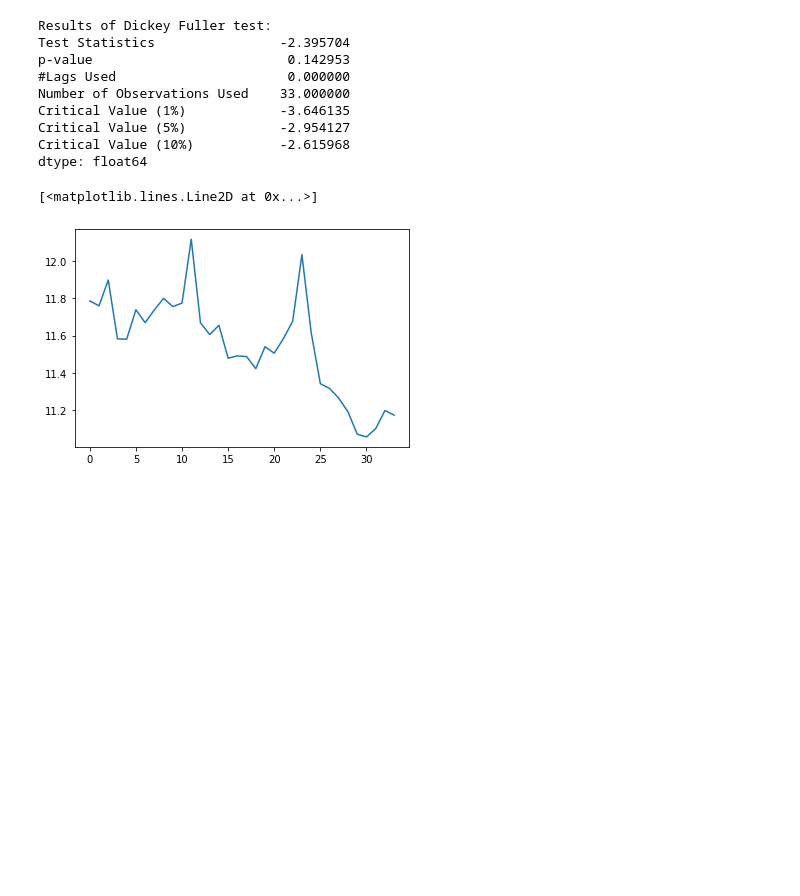
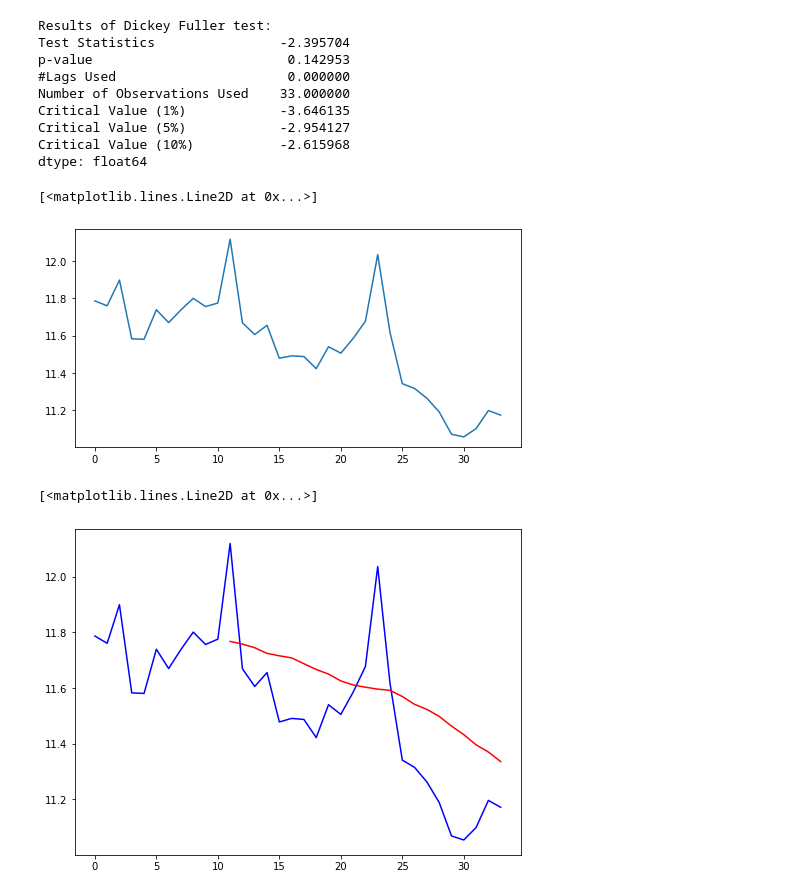
Before and after one commit to VallabhK/ExperimentsWithData, a Jupyter notebook: FutureSalesPrediction1CCompany.ipynb, the cells around one changed output. Cells and saved outputs as stored; diff of their text form; code cells hidden in the pictures; blank space fills up the shorter version.

```diff
--- a/FutureSalesPrediction1CCompany.ipynb
+++ b/FutureSalesPrediction1CCompany.ipynb
@@ -179,7 +187,18 @@ Critical Value (10%)           -2.615968
 dtype: float64
 # %%
 TotalSales_logData = np.log(TotalSales)
+plt.figure(figsize=(8,4))
 plt.plot(TotalSales_logData)
 # %% [output]
 [<matplotlib.lines.Line2D at 0x...>]
-[figure, old version]
+[figure, new version]
+# %%
+movingAverage = TotalSales_logData.rolling(window=12, center = False).mean()
+#The value of window is 12 because we are computing on a monthly basis
+movingStd = TotalSales_logData.rolling(window=12, center = False).std()
+plt.figure(figsize=(8,6))
+plt.plot(TotalSales_logData, color = 'Blue')
+plt.plot(movingAverage, color = 'Red')
+# %% [output]
+[<matplotlib.lines.Line2D at 0x...>]
+[figure, added]
```
Also changed, not shown: parts of 21 cells of this notebook.
